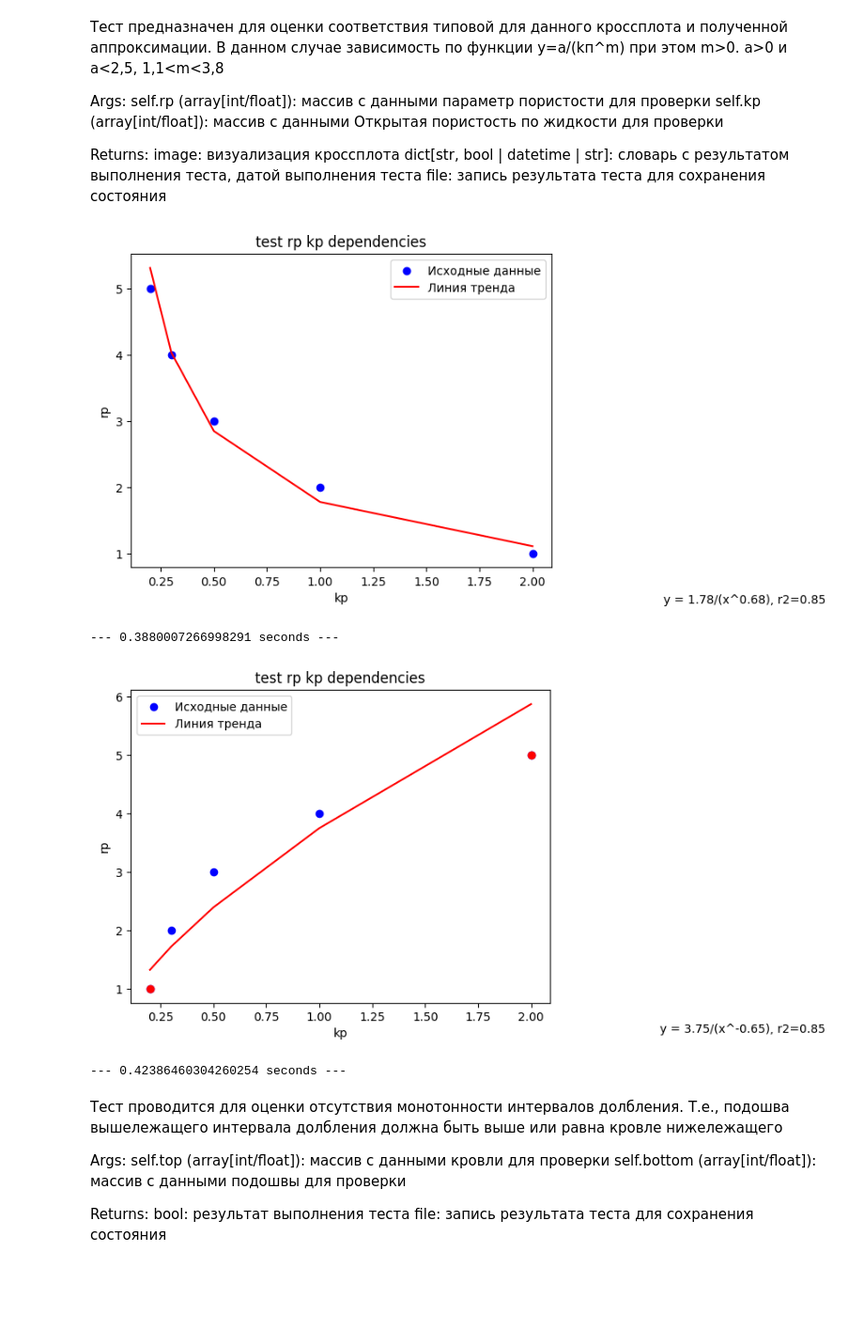
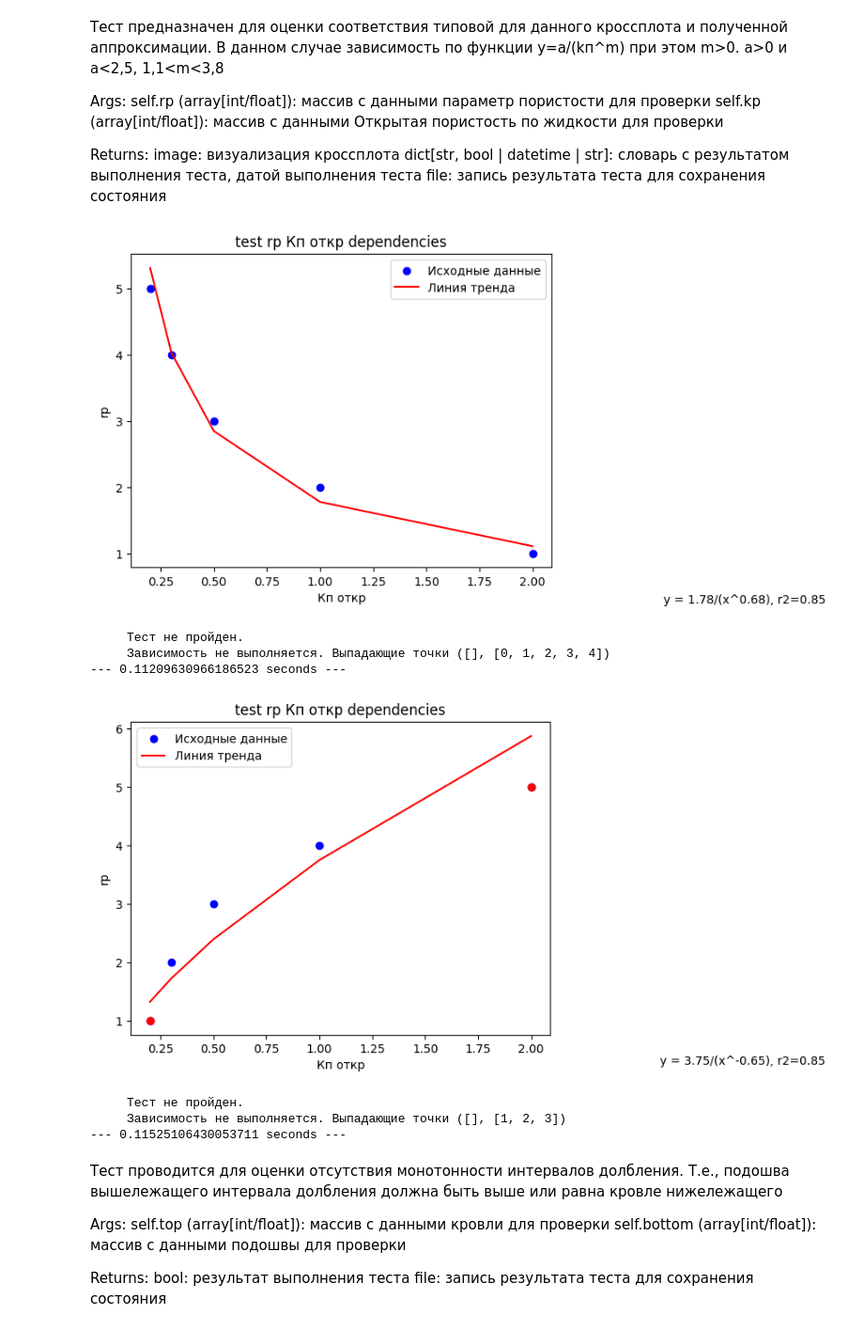
Before and after one commit to Salnikov-MaX/QA_QC_proj, a Jupyter notebook: user_scenario_kern.ipynb, the cells around one changed output. Shown at 94% size. Drawn from its saved outputs; the diff is of its cells as text; code cells hidden in the pictures; blank space fills up the shorter version.

```diff
--- a/user_scenario_kern.ipynb
+++ b/user_scenario_kern.ipynb
@@ -533,29 +475,33 @@ Returns:
 # %%
 start_time = time.time()
 # df=pd.read_excel(".../file.xlsx")
 x = np.array([1, 2, 3, 4, 5])
 y = np.array([2.0, 1.0, 0.5, 0.3, 0.2])
 path="report\\"
-tests = QA_QC_kern(rp=x, kp=y, file_path=path)
+tests = QA_QC_kern(rp=x, porosity_open=y, file_path=path)
 tests.start_tests(["test_rp_kp_dependencies"])
 tests.generate_test_report()
 print("--- %s seconds ---" % (time.time() - start_time))
 # %% [output]
-[figure, old version]
+[figure, new version]
---- 0.3880007266998291 seconds ---
+     Тест не пройден.
+     Зависимость не выполняется. Выпадающие точки ([], [0, 1, 2, 3, 4])
+--- 0.11209630966186523 seconds ---
 # %%
 start_time = time.time()
 # df=pd.read_excel(".../file.xlsx")
 x = np.array([1, 2, 3, 4, 5])
 y = np.array([0.2, 0.3, 0.5, 1.0, 2.0])
 path="report\\"
-tests = QA_QC_kern(rp=x, kp=y, file_path=path)
+tests = QA_QC_kern(rp=x, porosity_open=y, file_path=path)
 tests.start_tests(["test_rp_kp_dependencies"])
 tests.generate_test_report()
 print("--- %s seconds ---" % (time.time() - start_time))
 # %% [output]
-[figure, old version]
+[figure, new version]
---- 0.42386460304260254 seconds ---
+     Тест не пройден.
+     Зависимость не выполняется. Выпадающие точки ([], [1, 2, 3])
+--- 0.11525106430053711 seconds ---
 # %% [markdown]
 Тест проводится для оценки отсутствия монотонности интервалов долбления. Т.е.,
 подошва вышележащего интервала долбления должна быть выше или равна кровле нижележащего
```
Also changed, not shown: parts of 61 cells of this notebook, 10 other files.
